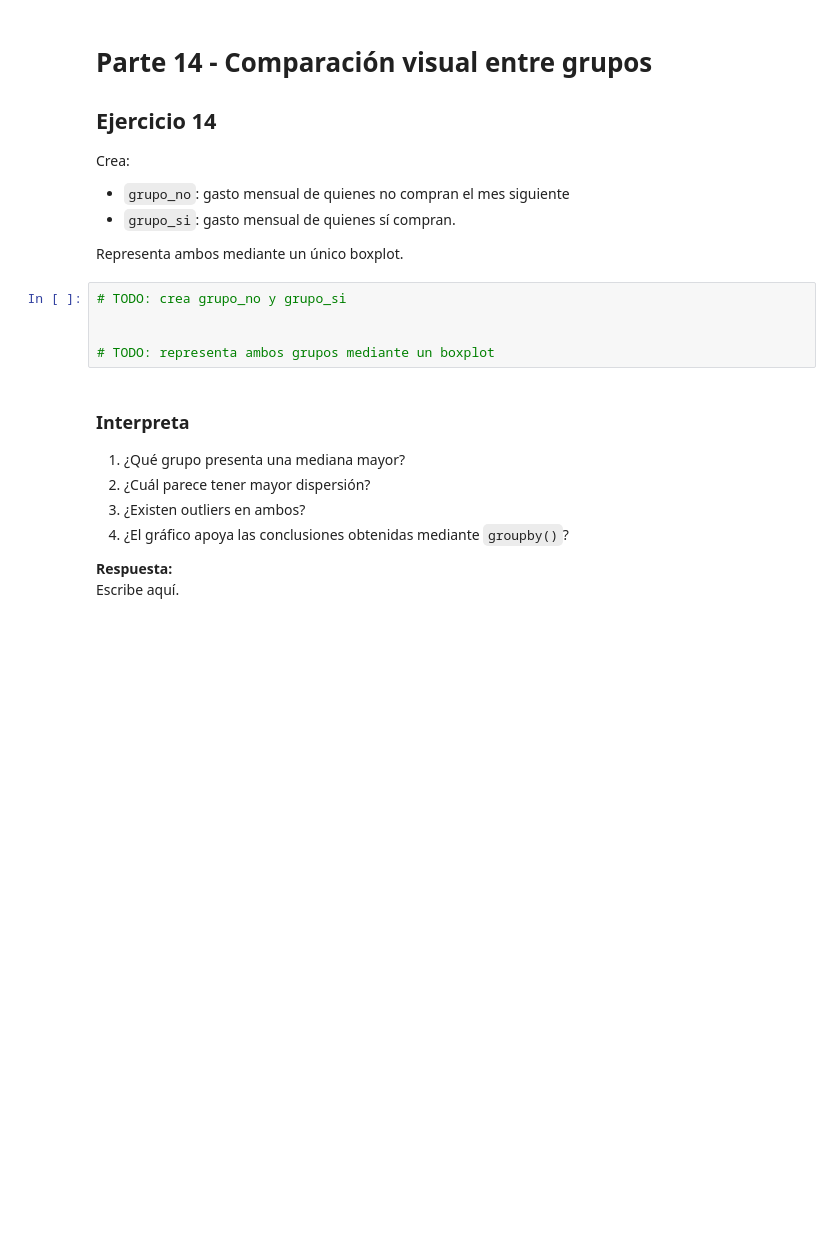
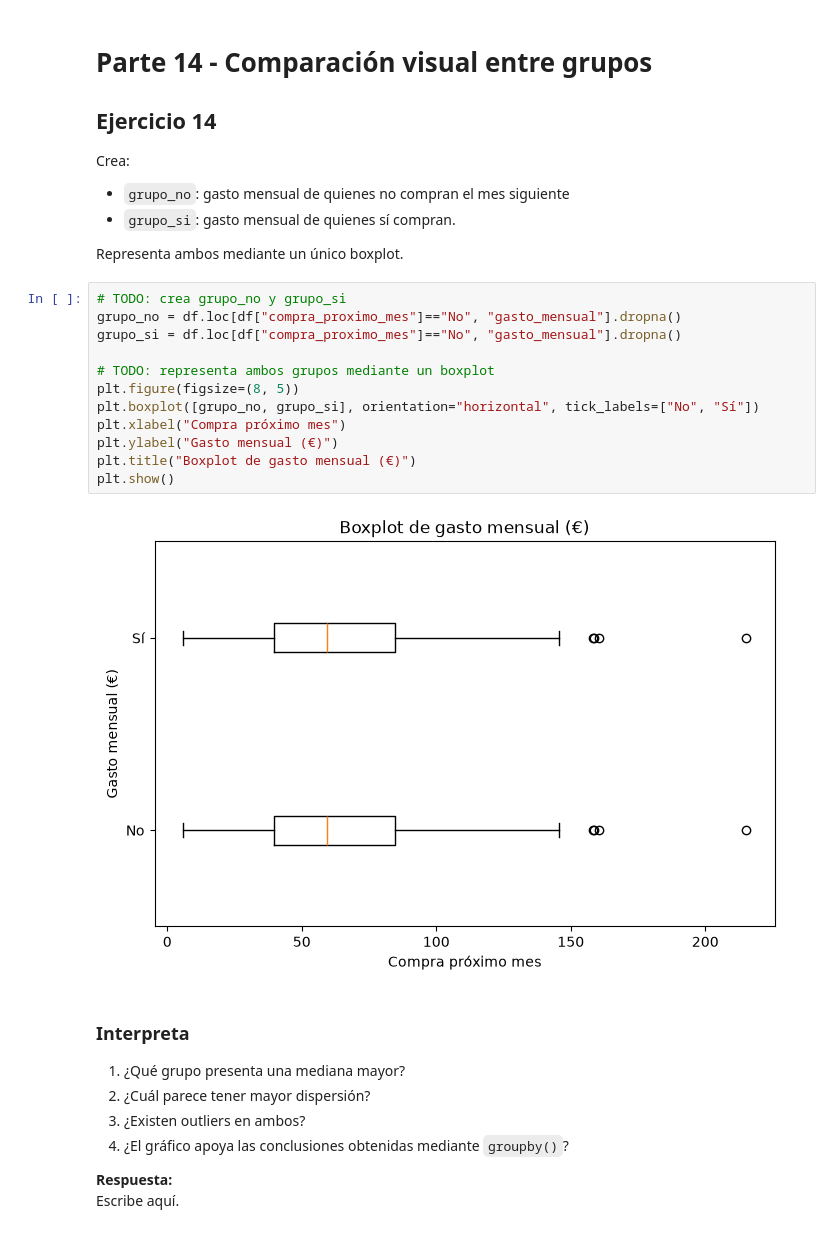
Before and after one commit to Dcuevasgil/sistemas-aprendizaje-automatico, a Jupyter notebook: UD2/practica-5/Practica_05.ipynb, the cells around one changed output. Drawn from its saved outputs; the diff is of its cells as text; blank space fills up the shorter version.

```diff
--- a/UD2/practica-5/Practica_05.ipynb
+++ b/UD2/practica-5/Practica_05.ipynb
@@ -904,11 +872,20 @@ Crea:
 - `grupo_si`: gasto mensual de quienes sí compran.
 
 Representa ambos mediante un único boxplot.
-# %%
-# TODO: crea grupo_no y grupo_si
-
-
-# TODO: representa ambos grupos mediante un boxplot
+# %%
+# TODO: crea grupo_no y grupo_si
+grupo_no = df.loc[df["compra_proximo_mes"]=="No", "gasto_mensual"].dropna()
+grupo_si = df.loc[df["compra_proximo_mes"]=="No", "gasto_mensual"].dropna()
+
+# TODO: representa ambos grupos mediante un boxplot
+plt.figure(figsize=(8, 5))
+plt.boxplot([grupo_no, grupo_si], orientation="horizontal", tick_labels=["No", "Sí"])
+plt.xlabel("Compra próximo mes")
+plt.ylabel("Gasto mensual (€)")
+plt.title("Boxplot de gasto mensual (€)")
+plt.show()
+# %% [output]
+[figure, added]
 # %% [markdown]
 ### Interpreta
 
```
Also changed, not shown: parts of 14 cells of this notebook.
